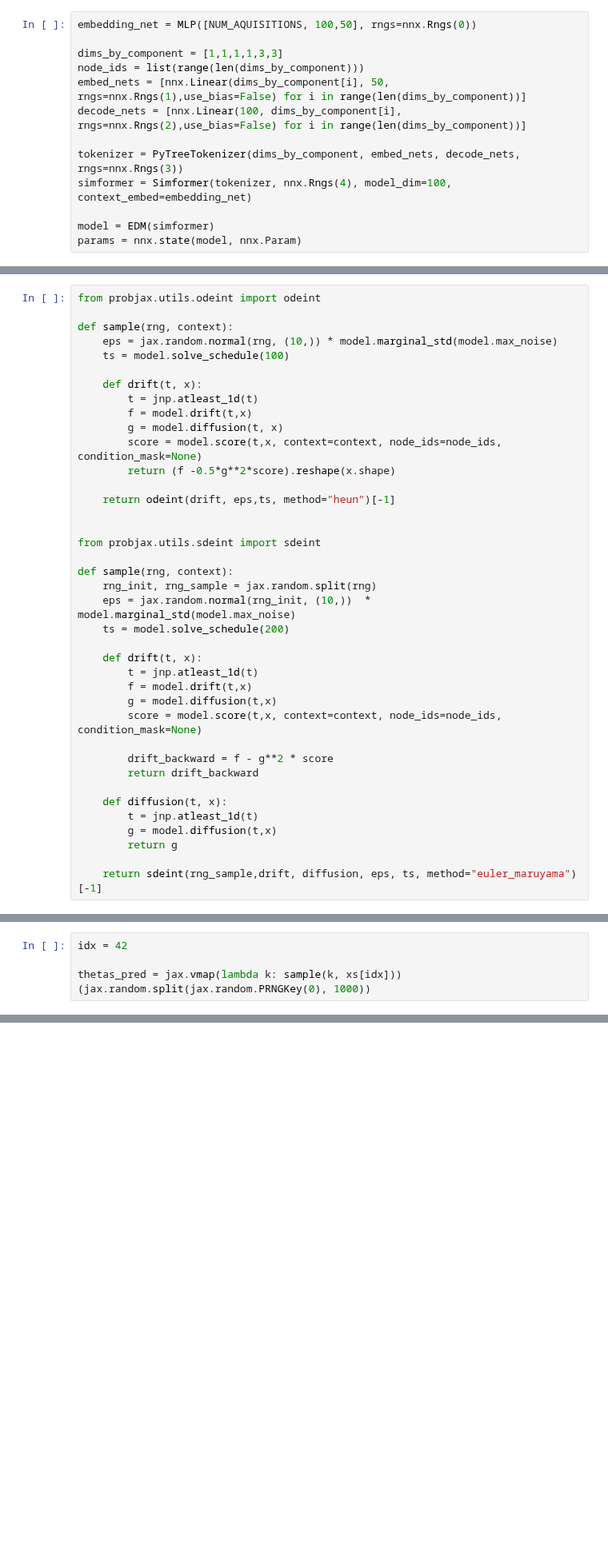
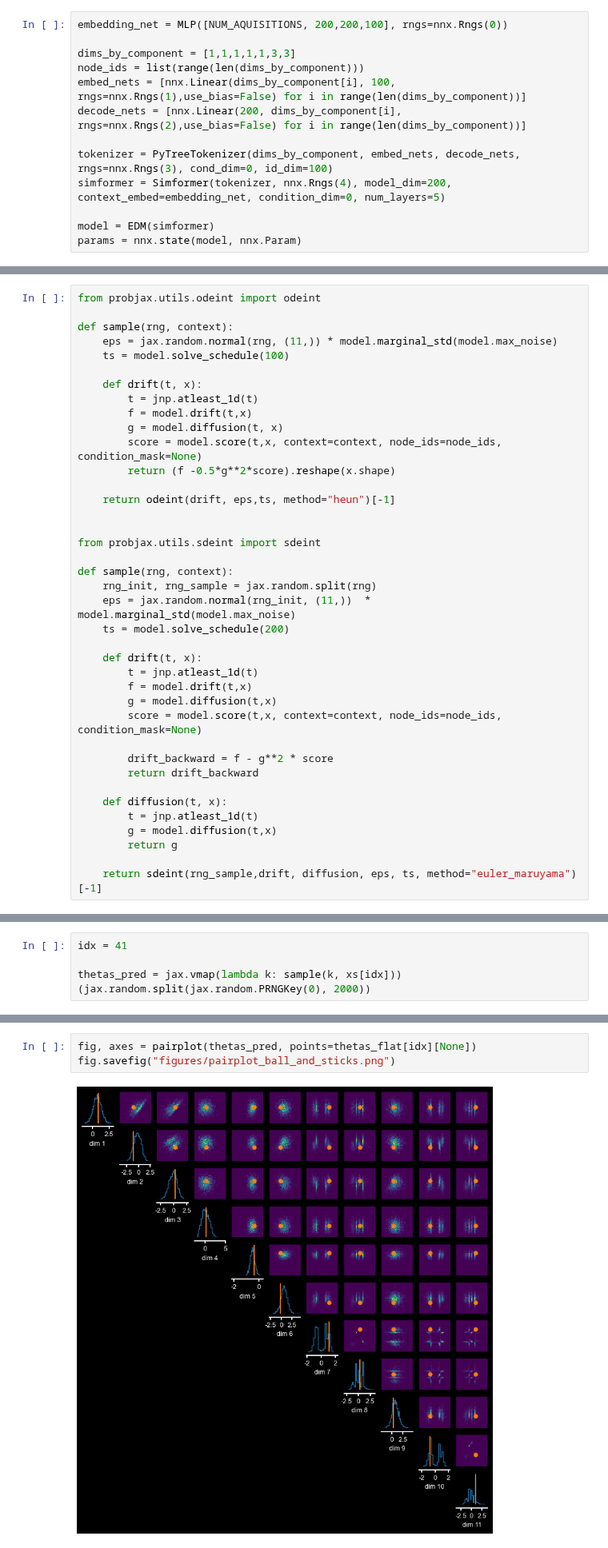
Before and after one commit to mackelab/dmri, a Jupyter notebook: dmri_model_inference.ipynb, the cells around one changed output, grey strips where cells are left out. Shown at 80% size. Saved outputs shown, nothing was run; the diff lists cells and outputs as text; blank space fills up the shorter version.

```diff
--- a/dmri_model_inference.ipynb
+++ b/dmri_model_inference.ipynb
@@ -123,13 +149,13 @@ thetas_flat = jnp.concatenate(thetas_flatten, axis=-1)
 # %%
-embedding_net = MLP([NUM_AQUISITIONS, 100,50], rngs=nnx.Rngs(0))
+embedding_net = MLP([NUM_AQUISITIONS, 200,200,100], rngs=nnx.Rngs(0))
 
-dims_by_component = [1,1,1,1,3,3]
+dims_by_component = [1,1,1,1,1,3,3]
 node_ids = list(range(len(dims_by_component)))
-embed_nets = [nnx.Linear(dims_by_component[i], 50, rngs=nnx.Rngs(1),use_bias=False) for i in range(len(dims_by_component))]
-decode_nets = [nnx.Linear(100, dims_by_component[i], rngs=nnx.Rngs(2),use_bias=False) for i in range(len(dims_by_component))]
+embed_nets = [nnx.Linear(dims_by_component[i], 100, rngs=nnx.Rngs(1),use_bias=False) for i in range(len(dims_by_component))]
+decode_nets = [nnx.Linear(200, dims_by_component[i], rngs=nnx.Rngs(2),use_bias=False) for i in range(len(dims_by_component))]
 
-tokenizer = PyTreeTokenizer(dims_by_component, embed_nets, decode_nets, rngs=nnx.Rngs(3))
-simformer = Simformer(tokenizer, nnx.Rngs(4), model_dim=100, context_embed=embedding_net)
+tokenizer = PyTreeTokenizer(dims_by_component, embed_nets, decode_nets, rngs=nnx.Rngs(3), cond_dim=0, id_dim=100)
+simformer = Simformer(tokenizer, nnx.Rngs(4), model_dim=200, context_embed=embedding_net, condition_dim=0, num_layers=5)
 
 model = EDM(simformer)
 params = nnx.state(model, nnx.Param)
@@ -193,7 +220,7 @@ components, thetas, xs = next(train_data)
 from probjax.utils.odeint import odeint
 
 def sample(rng, context):
-    eps = jax.random.normal(rng, (10,)) * model.marginal_std(model.max_noise)
+    eps = jax.random.normal(rng, (11,)) * model.marginal_std(model.max_noise)
     ts = model.solve_schedule(100)
 
     def drift(t, x):
@@ -210,7 +237,7 @@ from probjax.utils.sdeint import sdeint
 
 def sample(rng, context):
     rng_init, rng_sample = jax.random.split(rng)
-    eps = jax.random.normal(rng_init, (10,))  * model.marginal_std(model.max_noise)
+    eps = jax.random.normal(rng_init, (11,))  * model.marginal_std(model.max_noise)
     ts = model.solve_schedule(200)
 
     def drift(t, x):
@@ -238,5 +265,5 @@ thetas_flat.shape
 # %%
-idx = 42
+idx = 41
 
-thetas_pred = jax.vmap(lambda k: sample(k, xs[idx]))(jax.random.split(jax.random.PRNGKey(0), 1000))
+thetas_pred = jax.vmap(lambda k: sample(k, xs[idx]))(jax.random.split(jax.random.PRNGKey(0), 2000))
 # %% [output]
@@ -256,3 +275,8 @@ sns.pairplot(pd.DataFrame(thetas_pred.reshape(-1, thetas_pred.shape[-1])))
+# %%
+fig, axes = pairplot(thetas_pred, points=thetas_flat[idx][None])
+fig.savefig("figures/pairplot_ball_and_sticks.png")
+# %% [output]
+[figure, added]
 # %%
 def pred(key, thetas):
     params = unflatten(thetas)
```
Also changed, not shown: parts of 19 cells of this notebook, 16 other files.
